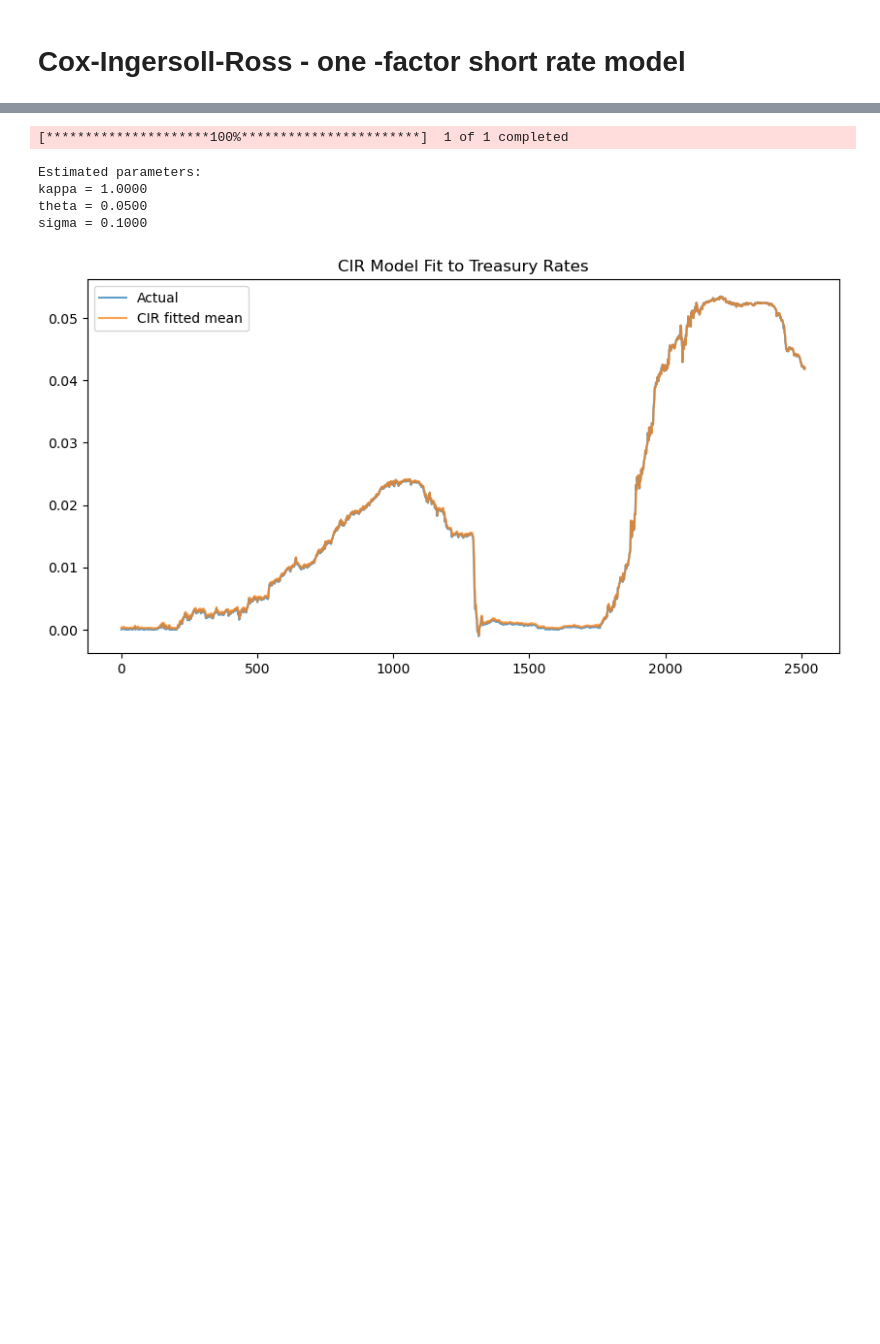
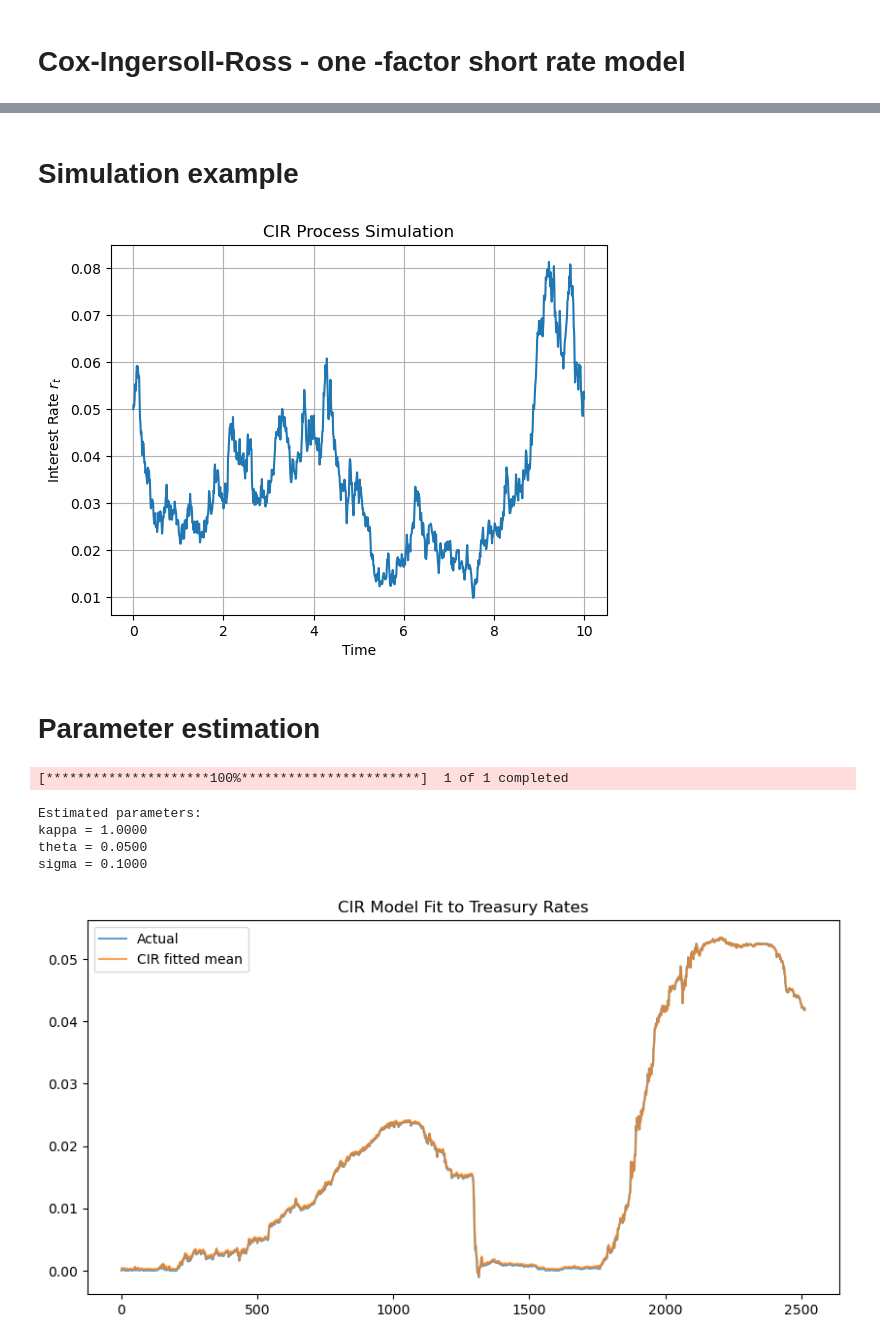
Before and after one commit to nadiakap/TSA, a Jupyter notebook: cir_example.ipynb, the cells around one changed output, grey strips where cells are left out. Drawn from its saved outputs; the diff is of its cells as text; code cells hidden in the pictures; blank space fills up the shorter version.

```diff
--- a/cir_example.ipynb
+++ b/cir_example.ipynb
@@ -16,0 +40,36 @@ from scipy.optimize import minimize
+# %% [markdown]
+# Simulation example
+# %%
+import numpy as np
+import matplotlib.pyplot as plt
+
+# Parameters
+r0 = 0.05    # Initial rate
+a = 0.5  # Reversion speed
+b = 0.03 # Long-term mean
+sigma = 0.1  # Volatility
+T = 10       # Time in years
+N = 1000     # Number of time steps
+dt = T/N     # Time step size
+
+# Simulation
+np.random.seed(42)
+r = np.zeros(N)
+r[0] = r0
+
+for i in range(1, N):
+    dr = a * (b - max(r[i-1], 0)) * dt + \
+         sigma * np.sqrt(max(r[i-1], 0)) * np.sqrt(dt) * np.random.normal()
+    r[i] = r[i-1] + dr
+
+# Plot
+plt.plot(np.linspace(0, T, N), r)
+plt.title('CIR Process Simulation')
+plt.xlabel('Time')
+plt.ylabel('Interest Rate $r_t$')
+plt.grid(True)
+plt.show()
+# %% [output]
+[figure, added]
+# %% [markdown]
+# Parameter estimation
```
Also changed, not shown: parts of 5 cells of this notebook.
